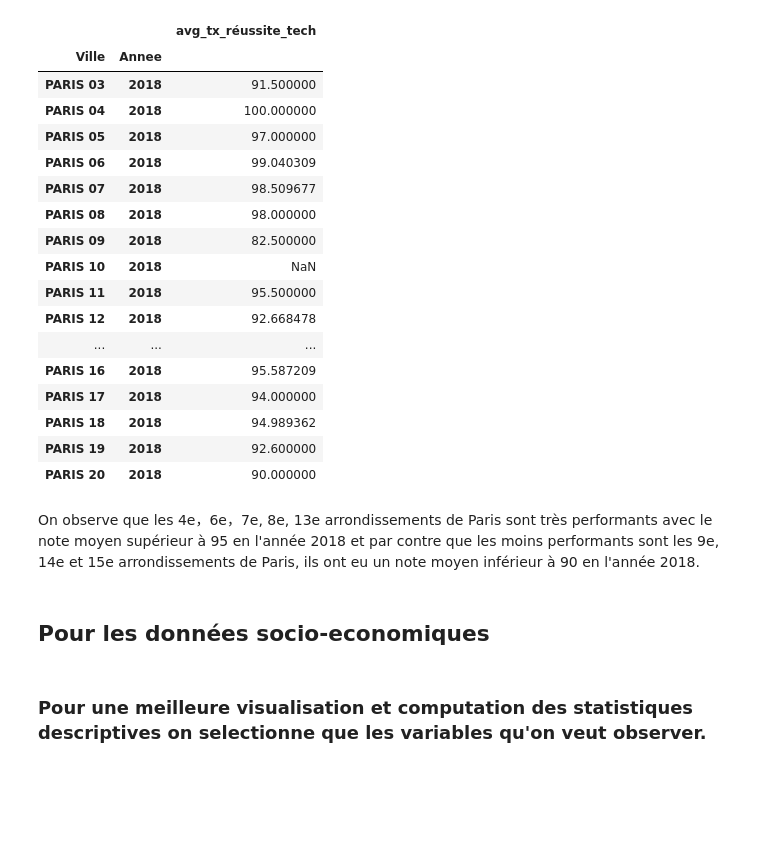
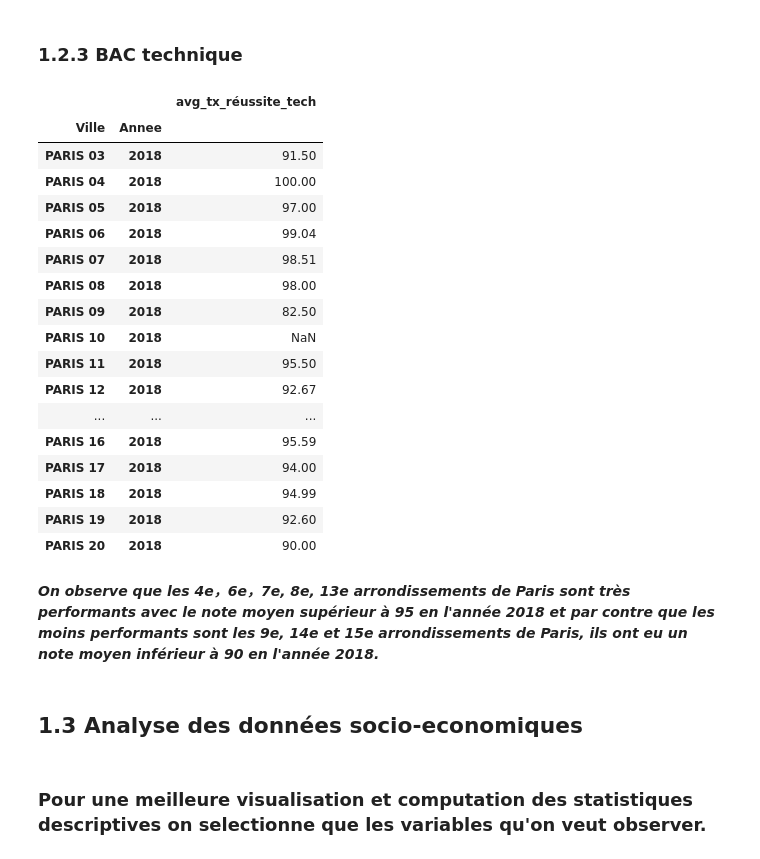
Before and after one commit to AleMax2/Project-python, a Jupyter notebook: 1. Analyse Descriptive année 2020.ipynb, the cells around one changed output. Drawn from its saved outputs; the diff is of its cells as text; code cells hidden in the pictures; blank space fills up the shorter version.

```diff
--- a/1. Analyse Descriptive année 2020.ipynb
+++ b/1. Analyse Descriptive année 2020.ipynb
@@ -224 +261,3 @@ qingyi
+# %% [markdown]
+### 1.2.3 BAC technique
 # %%
@@ -280,30 +319,30 @@ df_ayuda=df_ayuda.fillna(0)
 df4['total_eleves_technique']=df_ayuda['Presents - STG']+df_ayuda['Presents - STI2D']+df_ayuda['Presents - STD2A']+df_ayuda['Presents - STMG']+df_ayuda['Presents - STI']+df_ayuda['Presents - STL']+df_ayuda['Presents - ST2S']+df_ayuda['Presents - TMD']+df_ayuda['Presents - STHR']
 df4['Taux_reussite_technique']= (df_ayuda['Presents - STG']*df_ayuda['Taux de reussite - STG']+ df_ayuda['Presents - STI2D']*df_ayuda['Taux de reussite - STI2D']+df_ayuda['Presents - STD2A']*df_ayuda['Taux de reussite - STD2A']+df_ayuda['Presents - STMG']*df_ayuda['Taux de reussite - STMG']+df_ayuda['Presents - STI']*df_ayuda['Taux de reussite - STI']+df_ayuda['Presents - STL']*df_ayuda['Taux de reussite - STL']+df_ayuda['Presents - ST2S']*df_ayuda['Taux de reussite - ST2S']+df_ayuda['Presents - TMD']*df_ayuda['Taux de reussite - TMD']+df_ayuda['Presents - STHR']*df_ayuda['Taux de reussite - STHR'])/df4['total_eleves_technique']
 # %%
-df4.groupby(['Ville','Annee']).agg(avg_tx_réussite_tech= ('Taux_reussite_technique','mean'))
+df4.groupby(['Ville','Annee']).agg(avg_tx_réussite_tech= ('Taux_reussite_technique','mean')).round(2)
 # %% [output]
 |  |  | avg_tx_réussite_tech |
 | Ville | Annee |  |
-| PARIS 03 | 2018 | 91.500000 |
-| PARIS 04 | 2018 | 100.000000 |
-| PARIS 05 | 2018 | 97.000000 |
-| PARIS 06 | 2018 | 99.040309 |
-| PARIS 07 | 2018 | 98.509677 |
-| PARIS 08 | 2018 | 98.000000 |
-| PARIS 09 | 2018 | 82.500000 |
+| PARIS 03 | 2018 | 91.50 |
+| PARIS 04 | 2018 | 100.00 |
+| PARIS 05 | 2018 | 97.00 |
+| PARIS 06 | 2018 | 99.04 |
+| PARIS 07 | 2018 | 98.51 |
+| PARIS 08 | 2018 | 98.00 |
+| PARIS 09 | 2018 | 82.50 |
 | PARIS 10 | 2018 | NaN |
-| PARIS 11 | 2018 | 95.500000 |
-| PARIS 12 | 2018 | 92.668478 |
+| PARIS 11 | 2018 | 95.50 |
+| PARIS 12 | 2018 | 92.67 |
 | ... | ... | ... |
-| PARIS 16 | 2018 | 95.587209 |
-| PARIS 17 | 2018 | 94.000000 |
-| PARIS 18 | 2018 | 94.989362 |
-| PARIS 19 | 2018 | 92.600000 |
-| PARIS 20 | 2018 | 90.000000 |
+| PARIS 16 | 2018 | 95.59 |
+| PARIS 17 | 2018 | 94.00 |
+| PARIS 18 | 2018 | 94.99 |
+| PARIS 19 | 2018 | 92.60 |
+| PARIS 20 | 2018 | 90.00 |
 # %% [markdown]
-On observe que les 4e，6e，7e, 8e, 13e arrondissements de Paris sont très performants avec le note moyen supérieur à 95 en l'année 2018 et par contre que les moins performants sont les 9e, 14e et 15e arrondissements de Paris, ils ont eu un note moyen inférieur à 90 en l'année 2018.
+***On observe que les 4e，6e，7e, 8e, 13e arrondissements de Paris sont très performants avec le note moyen supérieur à 95 en l'année 2018 et par contre que les moins performants sont les 9e, 14e et 15e arrondissements de Paris, ils ont eu un note moyen inférieur à 90 en l'année 2018.***
 # %% [markdown]
-## Pour les données socio-economiques
+## 1.3 Analyse des données socio-economiques
 # %%
 #Base de données pour l'analyse de CSP
 #SOURCE: https://www.insee.fr/fr/statistiques/5395838?sommaire=5395900#consulter
```
Also changed, not shown: parts of 35 cells of this notebook, 1 other file.
